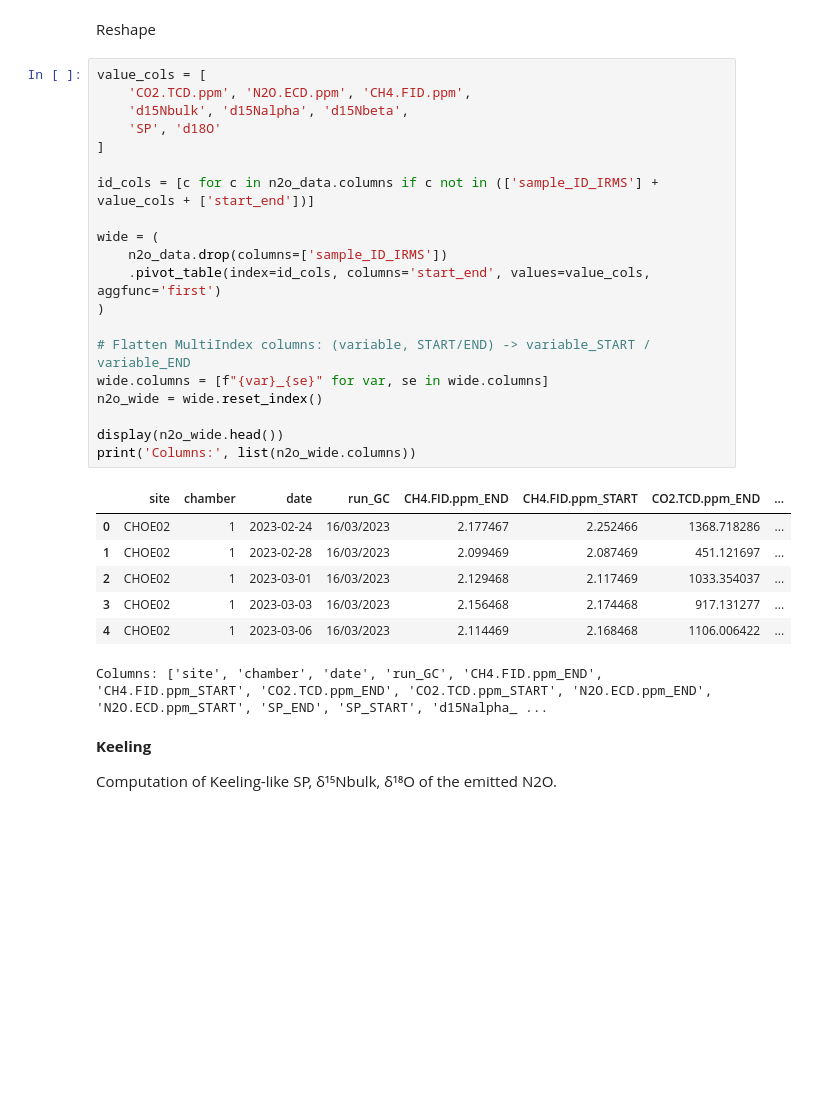
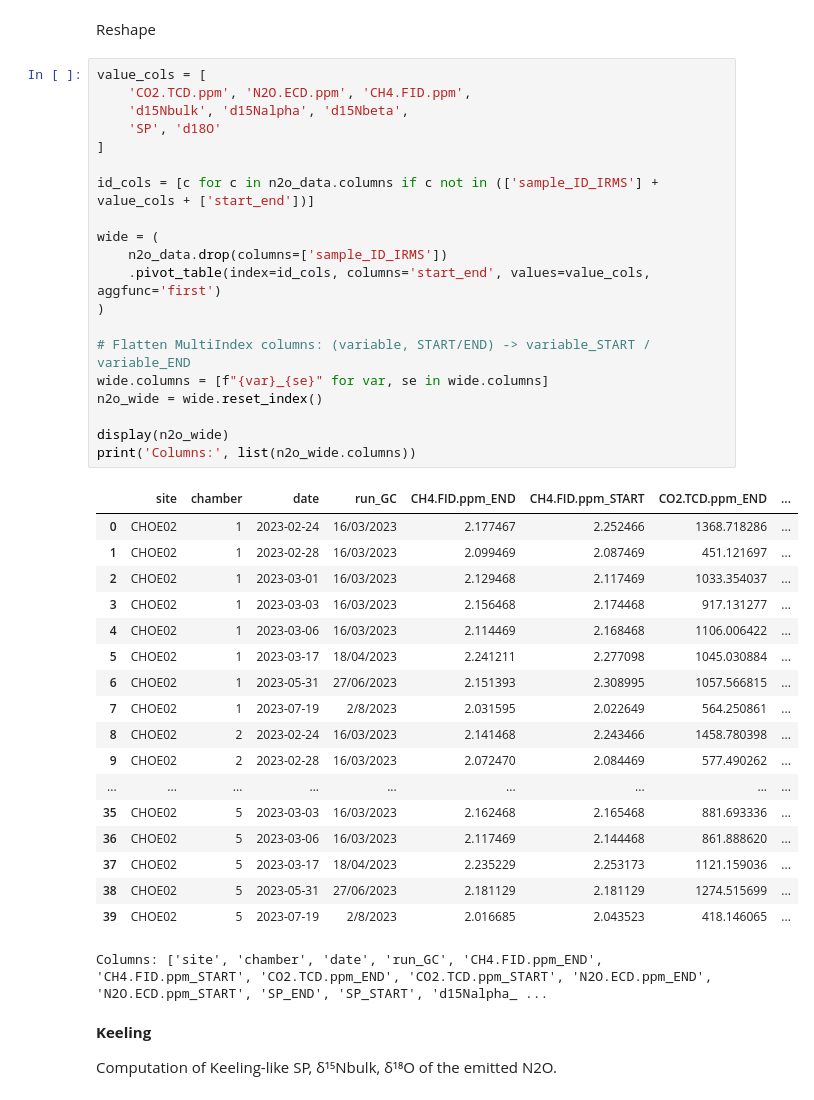
Before and after one commit to fabioturc/n2o-wheat-drivers-sources, a Jupyter notebook: notebooks/SOURCES_00_prep_data.ipynb, the cells around one changed output. Drawn from its saved outputs; the diff is of its cells as text; blank space fills up the shorter version.

```diff
--- a/notebooks/SOURCES_00_prep_data.ipynb
+++ b/notebooks/SOURCES_00_prep_data.ipynb
@@ -61,30 +68,41 @@ Reshape
 # %%
 value_cols = [
     'CO2.TCD.ppm', 'N2O.ECD.ppm', 'CH4.FID.ppm',
     'd15Nbulk', 'd15Nalpha', 'd15Nbeta',
     'SP', 'd18O'
 ]
 
 id_cols = [c for c in n2o_data.columns if c not in (['sample_ID_IRMS'] + value_cols + ['start_end'])]
 
 wide = (
     n2o_data.drop(columns=['sample_ID_IRMS'])
     .pivot_table(index=id_cols, columns='start_end', values=value_cols, aggfunc='first')
 )
 
 # Flatten MultiIndex columns: (variable, START/END) -> variable_START / variable_END
 wide.columns = [f"{var}_{se}" for var, se in wide.columns]
 n2o_wide = wide.reset_index()
 
-display(n2o_wide.head())
+display(n2o_wide)
 print('Columns:', list(n2o_wide.columns))
 # %% [output]
 |  | site | chamber | date | run_GC | CH4.FID.ppm_END | CH4.FID.ppm_START | CO2.TCD.ppm_END | ... |
 | 0 | CHOE02 | 1 | 2023-02-24 | 16/03/2023 | 2.177467 | 2.252466 | 1368.718286 | ... |
 | 1 | CHOE02 | 1 | 2023-02-28 | 16/03/2023 | 2.099469 | 2.087469 | 451.121697 | ... |
 | 2 | CHOE02 | 1 | 2023-03-01 | 16/03/2023 | 2.129468 | 2.117469 | 1033.354037 | ... |
 | 3 | CHOE02 | 1 | 2023-03-03 | 16/03/2023 | 2.156468 | 2.174468 | 917.131277 | ... |
 | 4 | CHOE02 | 1 | 2023-03-06 | 16/03/2023 | 2.114469 | 2.168468 | 1106.006422 | ... |
+| 5 | CHOE02 | 1 | 2023-03-17 | 18/04/2023 | 2.241211 | 2.277098 | 1045.030884 | ... |
+| 6 | CHOE02 | 1 | 2023-05-31 | 27/06/2023 | 2.151393 | 2.308995 | 1057.566815 | ... |
+| 7 | CHOE02 | 1 | 2023-07-19 | 2/8/2023 | 2.031595 | 2.022649 | 564.250861 | ... |
+| 8 | CHOE02 | 2 | 2023-02-24 | 16/03/2023 | 2.141468 | 2.243466 | 1458.780398 | ... |
+| 9 | CHOE02 | 2 | 2023-02-28 | 16/03/2023 | 2.072470 | 2.084469 | 577.490262 | ... |
+| ... | ... | ... | ... | ... | ... | ... | ... | ... |
+| 35 | CHOE02 | 5 | 2023-03-03 | 16/03/2023 | 2.162468 | 2.165468 | 881.693336 | ... |
+| 36 | CHOE02 | 5 | 2023-03-06 | 16/03/2023 | 2.117469 | 2.144468 | 861.888620 | ... |
+| 37 | CHOE02 | 5 | 2023-03-17 | 18/04/2023 | 2.235229 | 2.253173 | 1121.159036 | ... |
+| 38 | CHOE02 | 5 | 2023-05-31 | 27/06/2023 | 2.181129 | 2.181129 | 1274.515699 | ... |
+| 39 | CHOE02 | 5 | 2023-07-19 | 2/8/2023 | 2.016685 | 2.043523 | 418.146065 | ... |
 Columns: ['site', 'chamber', 'date', 'run_GC', 'CH4.FID.ppm_END', 'CH4.FID.ppm_START', 'CO2.TCD.ppm_END', 'CO2.TCD.ppm_START', 'N2O.ECD.ppm_END', 'N2O.ECD.ppm_START', 'SP_END', 'SP_START', 'd15Nalpha_ ...
 # %% [markdown]
 **Keeling**
```
Also changed, not shown: parts of 2 cells of this notebook, 1 other file.
